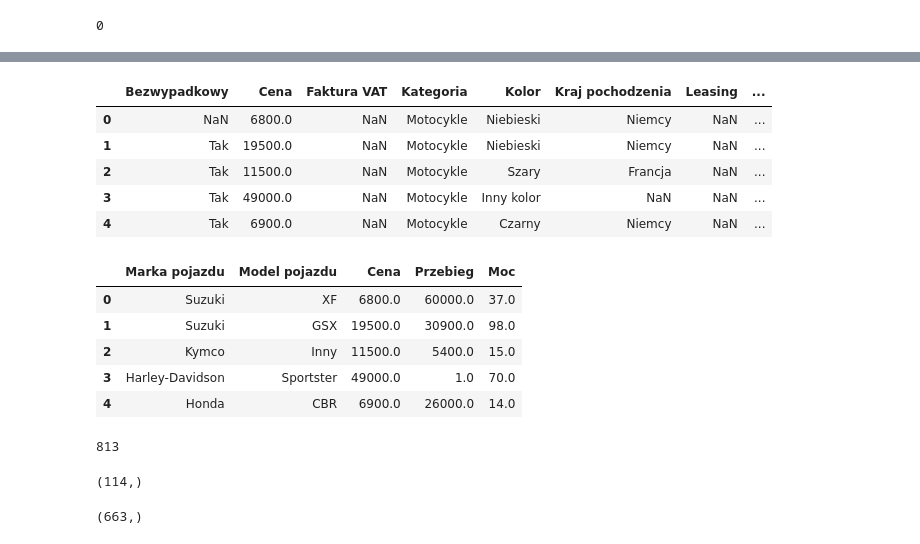
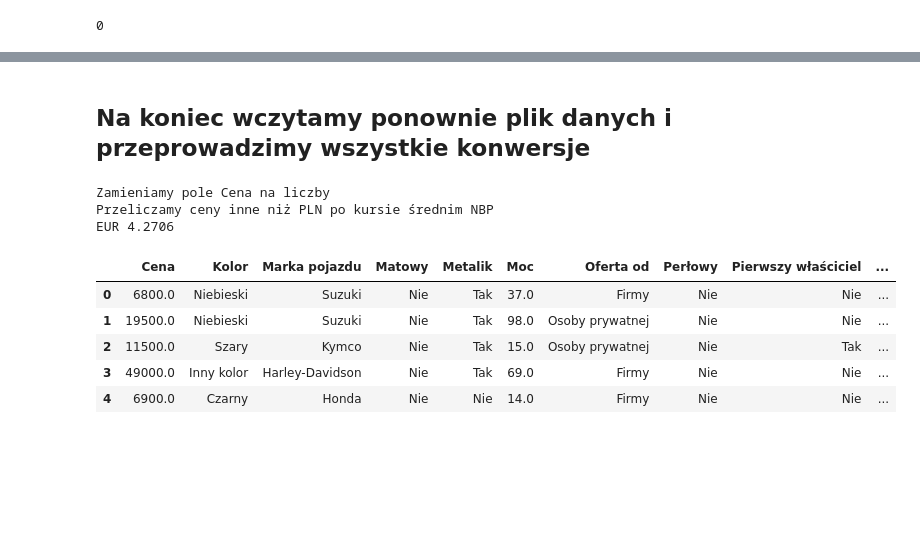
Before and after one commit to kordirko/motory, a Jupyter notebook: projekt_zaliczeniowy.ipynb, the cells around one changed output, grey strips where cells are left out. Drawn from its saved outputs; the diff is of its cells as text; code cells hidden in the pictures; blank space fills up the shorter version.

```diff
--- a/projekt_zaliczeniowy.ipynb
+++ b/projekt_zaliczeniowy.ipynb
@@ -12,6 +8,11 @@ rok_pobrania_danych=int(data_pobrania_danych[:4])
 #%%cmd
 #cd scrapy_motory
 #scrapy crawl motory -o motory.json
+# %%
+# data pobrania danych - posłuży nam potem do przeliczalnia na PLN po kursie średnim sz tego dnia
+data_pobrania_danych='2019-02-01'
+rok_pobrania_danych=int(data_pobrania_danych[:4])
+PLIK_DANYCH_JSON = './scrapy_motory/motory.json'
 # %% [markdown]
 Wczytujemy dane z pliku JSON
 # %%
@@ -22,6 +23,8 @@ import json
 import seaborn as sns
 import numpy as np
 
-with open('./scrapy_motory/motory.json') as plik_json:
-    data = json.load(plik_json)
-data[2]
+def wczytaj_plik_danych(nazwa_pliku):
+    with open(nazwa_pliku) as plik_json:
+        data = json.load(plik_json)
+        df = pd.DataFrame.from_dict(data)
+        return df
@@ -691,0 +797,2 @@ Name: Model pojazdu, dtype: float64
+# %% [markdown]
+## Na koniec wczytamy ponownie plik danych i przeprowadzimy wszystkie konwersje
@@ -692,19 +805,17 @@ Name: Model pojazdu, dtype: float64
+# %%
+dane = wczytaj_plik_danych(PLIK_DANYCH_JSON)
+wykonaj_funkcje_konwersji_danych(dane,funkcje_konwersji_danych)
+skasuj_kolumny(dane,kolumny_do_skasowania)
+# %% [output]
+Zamieniamy pole Cena na liczby
+Przeliczamy ceny inne niż PLN po kursie średnim NBP
+EUR 4.2706
 # %%
-dane.head()
+dane.head(5)
 # %% [output]
-|  | Bezwypadkowy | Cena | Faktura VAT | Kategoria | Kolor | Kraj pochodzenia | Leasing | ... |
-| 0 | NaN | 6800.0 | NaN | Motocykle | Niebieski | Niemcy | NaN | ... |
-| 1 | Tak | 19500.0 | NaN | Motocykle | Niebieski | Niemcy | NaN | ... |
-| 2 | Tak | 11500.0 | NaN | Motocykle | Szary | Francja | NaN | ... |
-| 3 | Tak | 49000.0 | NaN | Motocykle | Inny kolor | NaN | NaN | ... |
-| 4 | Tak | 6900.0 | NaN | Motocykle | Czarny | Niemcy | NaN | ... |
+|  | Cena | Kolor | Marka pojazdu | Matowy | Metalik | Moc | Oferta od | Perłowy | Pierwszy właściciel | ... |
+| 0 | 6800.0 | Niebieski | Suzuki | Nie | Tak | 37.0 | Firmy | Nie | Nie | ... |
+| 1 | 19500.0 | Niebieski | Suzuki | Nie | Tak | 98.0 | Osoby prywatnej | Nie | Nie | ... |
+| 2 | 11500.0 | Szary | Kymco | Nie | Tak | 15.0 | Osoby prywatnej | Nie | Tak | ... |
+| 3 | 49000.0 | Inny kolor | Harley-Davidson | Nie | Tak | 69.0 | Firmy | Nie | Nie | ... |
+| 4 | 6900.0 | Czarny | Honda | Nie | Nie | 14.0 | Firmy | Nie | Nie | ... |
-# %%
-df = dane[['Marka pojazdu','Model pojazdu','Cena','Przebieg','Moc']]
-df.head()
-# %% [output]
-|  | Marka pojazdu | Model pojazdu | Cena | Przebieg | Moc |
-| 0 | Suzuki | XF | 6800.0 | 60000.0 | 37.0 |
-| 1 | Suzuki | GSX | 19500.0 | 30900.0 | 98.0 |
-| 2 | Kymco | Inny | 11500.0 | 5400.0 | 15.0 |
-| 3 | Harley-Davidson | Sportster | 49000.0 | 1.0 | 70.0 |
-| 4 | Honda | CBR | 6900.0 | 26000.0 | 14.0 |
@@ -713,12 +821,0 @@ g = df.groupby('Marka pojazdu')
-# %%
-g['Model pojazdu'].nunique().sum()
-# %% [output]
-813
-# %%
-df['Marka pojazdu'].unique().shape
-# %% [output]
-(114,)
-# %%
-df['Model pojazdu'].unique().shape
-# %% [output]
-(663,)
```
Also changed, not shown: parts of 98 cells of this notebook.
